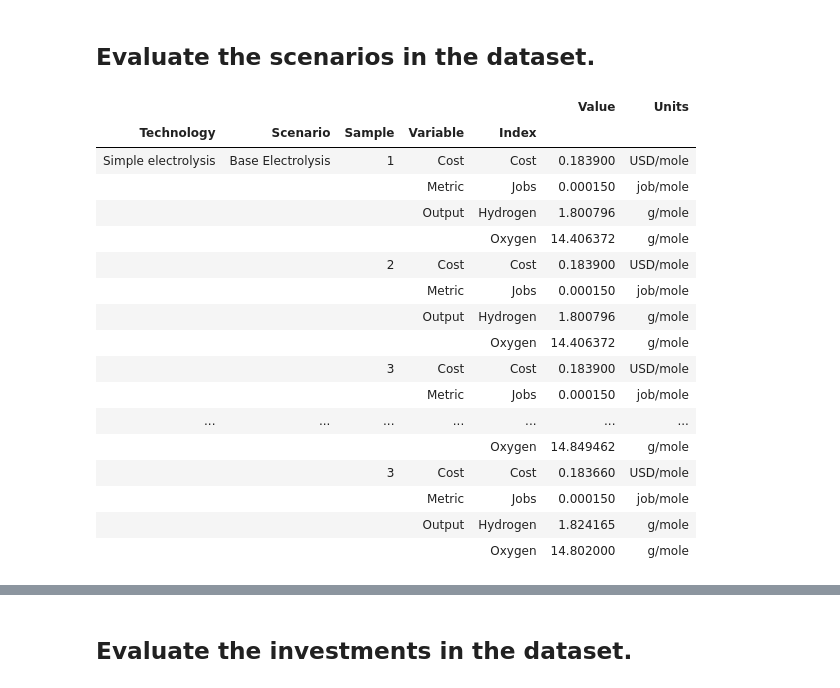
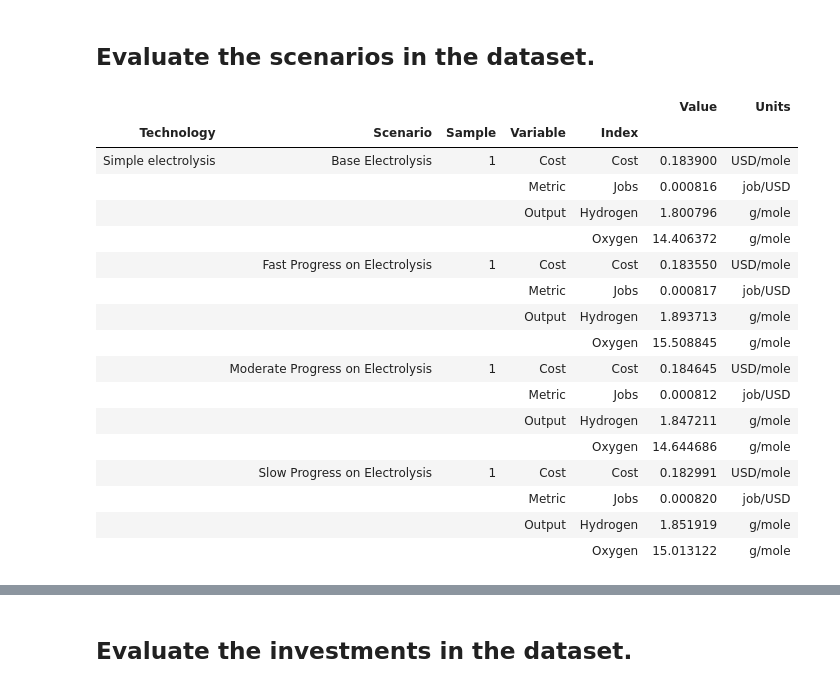
Before and after one commit to NREL/tyche, a Jupyter notebook: framework/code/investment-example.ipynb, the cells around one changed output, grey strips where cells are left out. Drawn from its saved outputs; the diff is of its cells as text; code cells hidden in the pictures.

```diff
--- a/framework/code/investment-example.ipynb
+++ b/framework/code/investment-example.ipynb
@@ -143,21 +144,21 @@ scenario_results = designs.evaluate_scenarios(sample_count=3)
-# %%
-scenario_results
-# %% [output]
-|  |  |  |  |  | Value | Units |
-| Technology | Scenario | Sample | Variable | Index |  |  |
-| Simple electrolysis | Base Electrolysis | 1 | Cost | Cost | 0.183900 | USD/mole |
-|  |  |  | Metric | Jobs | 0.000150 | job/mole |
-|  |  |  | Output | Hydrogen | 1.800796 | g/mole |
-|  |  |  |  | Oxygen | 14.406372 | g/mole |
-|  |  | 2 | Cost | Cost | 0.183900 | USD/mole |
-|  |  |  | Metric | Jobs | 0.000150 | job/mole |
-|  |  |  | Output | Hydrogen | 1.800796 | g/mole |
-|  |  |  |  | Oxygen | 14.406372 | g/mole |
-|  |  | 3 | Cost | Cost | 0.183900 | USD/mole |
-|  |  |  | Metric | Jobs | 0.000150 | job/mole |
-| ... | ... | ... | ... | ... | ... | ... |
-|  |  |  |  | Oxygen | 14.849462 | g/mole |
-|  |  | 3 | Cost | Cost | 0.183660 | USD/mole |
-|  |  |  | Metric | Jobs | 0.000150 | job/mole |
-|  |  |  | Output | Hydrogen | 1.824165 | g/mole |
-|  |  |  |  | Oxygen | 14.802000 | g/mole |
+# %%
+scenario_results.xs(1, level="Sample", drop_level=False)
+# %% [output]
+|  |  |  |  |  | Value | Units |
+| Technology | Scenario | Sample | Variable | Index |  |  |
+| Simple electrolysis | Base Electrolysis | 1 | Cost | Cost | 0.183900 | USD/mole |
+|  |  |  | Metric | Jobs | 0.000816 | job/USD |
+|  |  |  | Output | Hydrogen | 1.800796 | g/mole |
+|  |  |  |  | Oxygen | 14.406372 | g/mole |
+|  | Fast Progress on Electrolysis | 1 | Cost | Cost | 0.183550 | USD/mole |
+|  |  |  | Metric | Jobs | 0.000817 | job/USD |
+|  |  |  | Output | Hydrogen | 1.893713 | g/mole |
+|  |  |  |  | Oxygen | 15.508845 | g/mole |
+|  | Moderate Progress on Electrolysis | 1 | Cost | Cost | 0.184645 | USD/mole |
+|  |  |  | Metric | Jobs | 0.000812 | job/USD |
+|  |  |  | Output | Hydrogen | 1.847211 | g/mole |
+|  |  |  |  | Oxygen | 14.644686 | g/mole |
+|  | Slow Progress on Electrolysis | 1 | Cost | Cost | 0.182991 | USD/mole |
+|  |  |  | Metric | Jobs | 0.000820 | job/USD |
+|  |  |  | Output | Hydrogen | 1.851919 | g/mole |
+|  |  |  |  | Oxygen | 15.013122 | g/mole |
```
Also changed, not shown: parts of 7 cells of this notebook, 3 other files.
